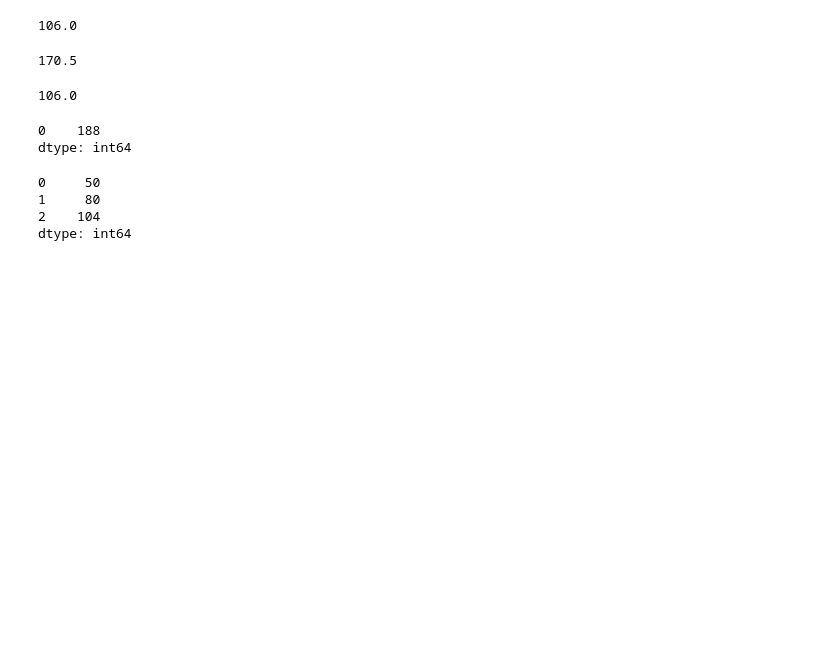
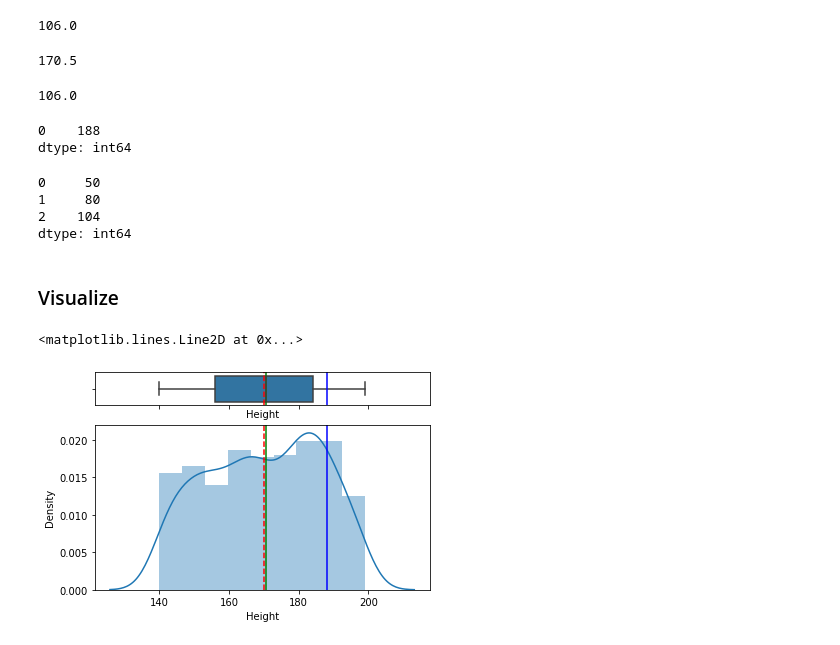
Before and after one commit to Nix-code/statistics-for-data-science, a Jupyter notebook: Introduction to statistics.ipynb, the cells around one changed output. Saved outputs shown, nothing was run; the diff lists cells and outputs as text; code cells hidden in the pictures; blank space fills up the shorter version.

```diff
--- a/Introduction to statistics.ipynb
+++ b/Introduction to statistics.ipynb
@@ -48,3 +51,23 @@ df.Weight.mode()
 1     80
 2    104
 dtype: int64
+# %% [markdown]
+### Visualize
+# %%
+f, (ax_box, ax_hist) = plt.subplots(2, sharex=True, gridspec_kw = {'height_ratios': (0.2, 1)})
+mean = df['Height'].mean()
+median = df['Height'].median()
+mode = df['Height'].mode().to_numpy()[0]
+
+sns.boxplot(df['Height'], ax = ax_box)
+ax_box.axvline(mean, color = 'r', linestyle = '--')
+ax_box.axvline(median, color = 'g',linestyle = '-')
+ax_box.axvline(mode, color = 'b',linestyle = '-')
+
+sns.distplot(df["Height"], ax=ax_hist)
+ax_hist.axvline(mean, color='r',linestyle = '--')
+ax_hist.axvline(median, color='g', linestyle='-')
+ax_hist.axvline(mode, color='b', linestyle='-')
+# %% [output]
+<matplotlib.lines.Line2D at 0x...>
+[figure, added]
```
Also changed, not shown: parts of 17 cells of this notebook.
